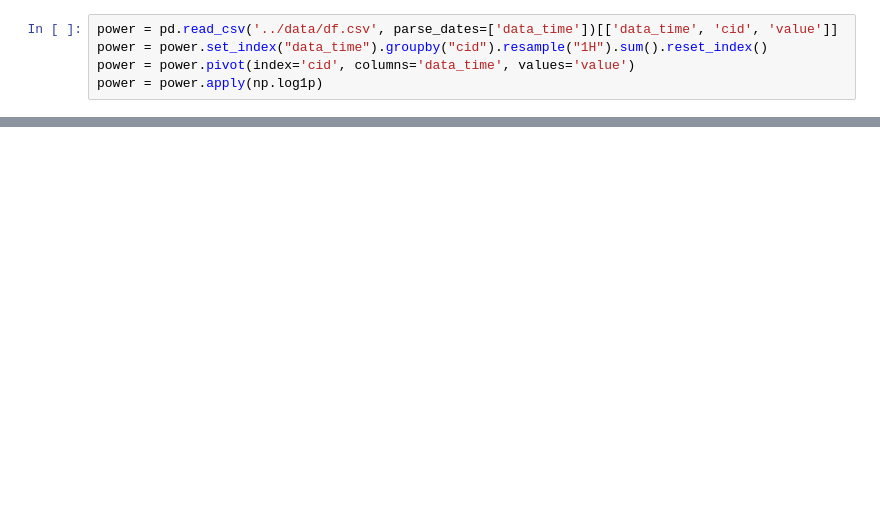
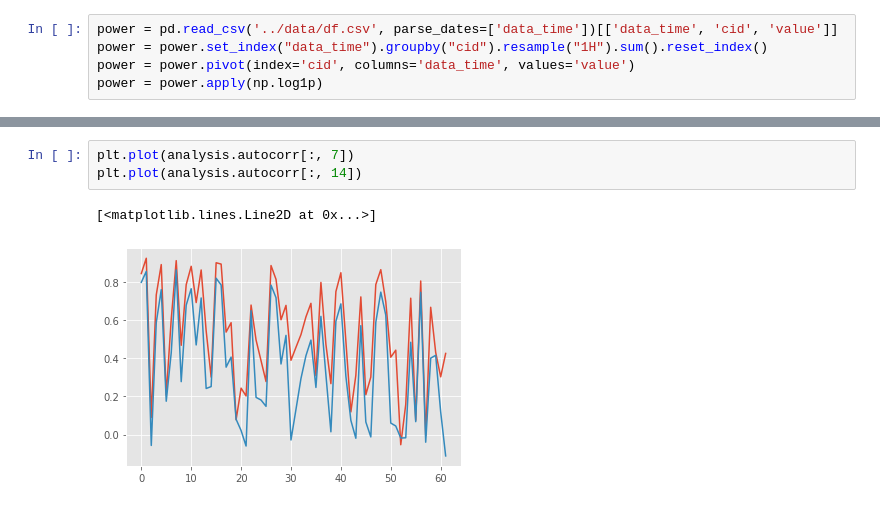
Before and after one commit to Relevation-143/Deep-Time-Series-Prediction, a Jupyter notebook: notebooks/Untitled1.ipynb, the cells around one changed output, grey strips where cells are left out. Drawn from its saved outputs; the diff is of its cells as text; blank space fills up the shorter version.

```diff
--- a/notebooks/Untitled1.ipynb
+++ b/notebooks/Untitled1.ipynb
@@ -209,0 +40,6 @@ power
+# %%
+plt.plot(analysis.autocorr[:, 7])
+plt.plot(analysis.autocorr[:, 14])
+# %% [output]
+[<matplotlib.lines.Line2D at 0x...>]
+[figure, added]
```
Also changed, not shown: parts of 45 cells of this notebook, 9 other files.
